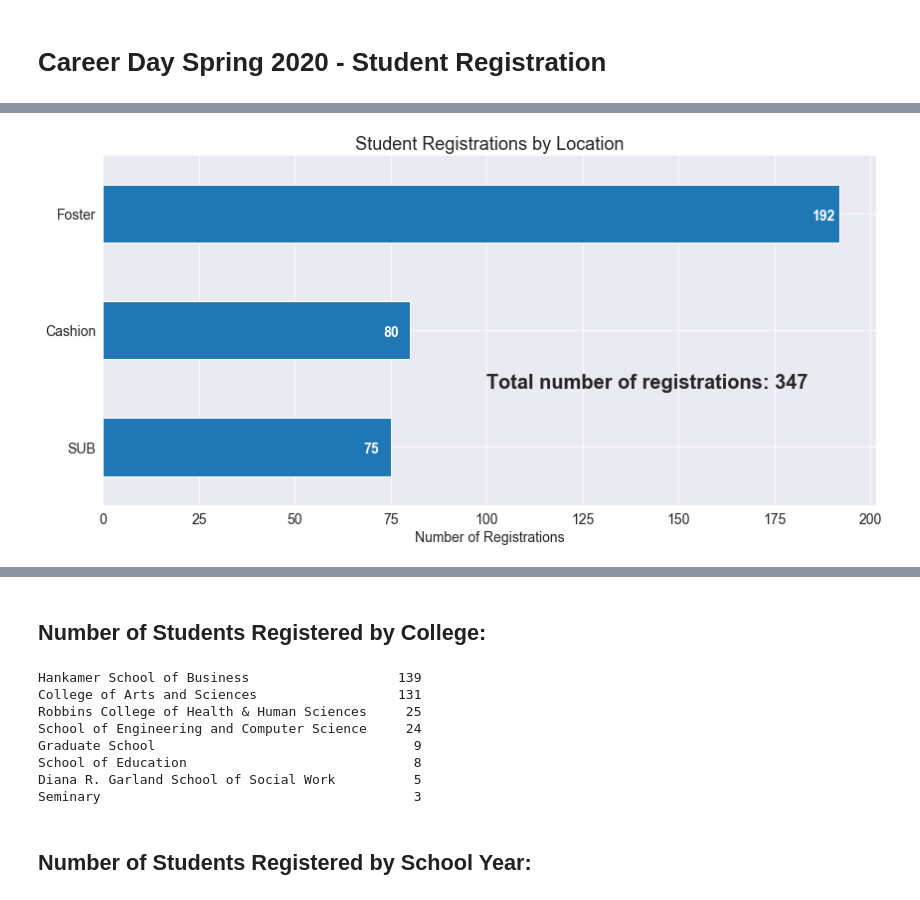
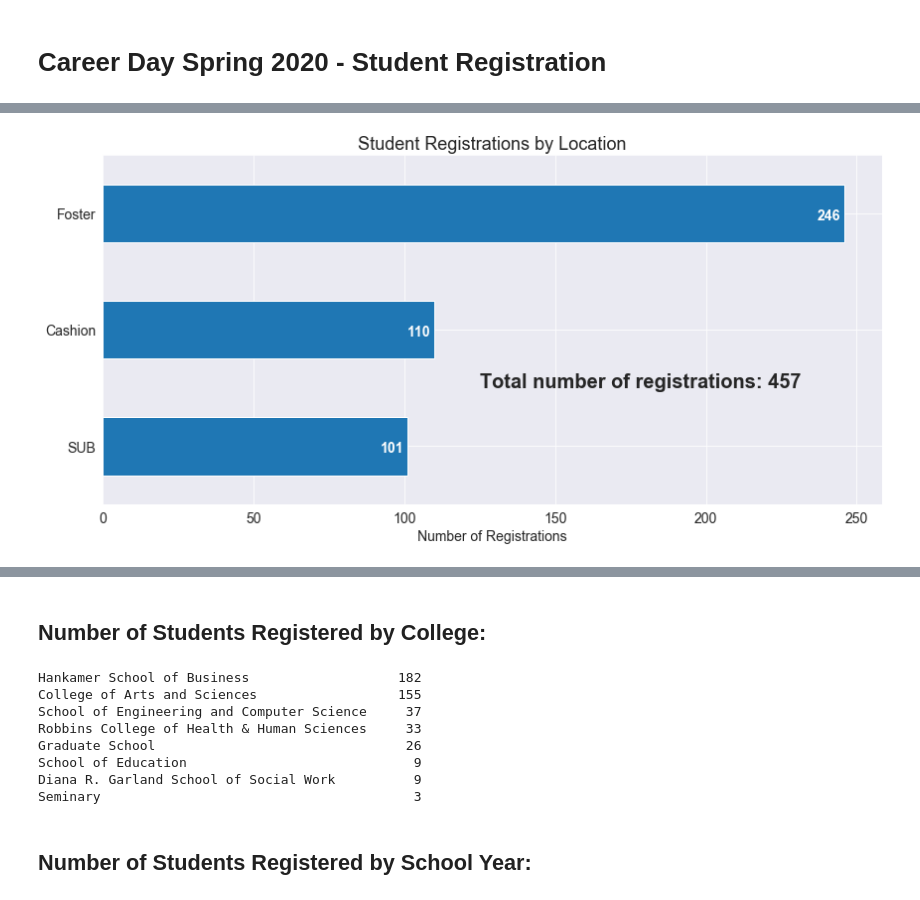
Before and after one commit to AKBoles/Jupyter-Notebook-Reports, a Jupyter notebook: Career Day 2020 Student Registration Report.ipynb, the cells around one changed output, grey strips where cells are left out. Drawn from its saved outputs; the diff is of its cells as text; code cells hidden in the pictures.

Commit message:
updated data files

```diff
--- a/Career Day 2020 Student Registration Report.ipynb
+++ b/Career Day 2020 Student Registration Report.ipynb
@@ -33,12 +33,12 @@ import plotly.express as px
 sns.set_style('darkgrid')
 # %%
 # data dir
-data_dir = '/Users/andrew_boles/Documents/Jupyter Files/data/'
+data_dir = '/Users/andrew_boles/Documents/Jupyter Files/data/career_day_2020/'
 # %%
 # import csvs as dfs
-df_sub = pd.read_csv(data_dir + 'attendee_download20200116_sub.csv')
-df_foster = pd.read_csv(data_dir + 'attendee_download20200116_foster.csv')
-df_cashion = pd.read_csv(data_dir + 'attendee_download20200116_cashion.csv')
+df_sub = pd.read_csv(data_dir + 'attendee_download20200121_sub.csv')
+df_foster = pd.read_csv(data_dir + 'attendee_download20200121_foster.csv')
+df_cashion = pd.read_csv(data_dir + 'attendee_download20200121_cashion.csv')
 # looks like we need to change the Majors column for each
 for index,row in df_sub.iterrows():
     row['Majors'] = row['Majors'].split('\"')[1]
@@ -55,16 +55,16 @@ df_combo = df_combo.append(df_cashion, ignore_index=True)
 # %%
 # bar chart with the number of registrations
 plt.figure(figsize=(12,6))
 ax = df_combo['Location'].value_counts().plot(kind='barh', fontsize=14)
 ax.set_title('Student Registrations by Location', fontsize=18)
 ax.set_xlabel('Number of Registrations', fontsize=14)
 for i,v in enumerate(df_combo['Location'].value_counts()):
-    ax.text(v-7, i+.05, str(v), fontsize=14, fontweight='bold', color='white')
-ax.text(100, 1.5, 'Total number of registrations: {}'.format(len(df_combo.index)), fontsize=20, fontweight='bold')
+    ax.text(v-9, i+.05, str(v), fontsize=14, fontweight='bold', color='white')
+ax.text(125, 1.5, 'Total number of registrations: {}'.format(len(df_combo.index)), fontsize=20, fontweight='bold')
 ax.invert_yaxis()
 plt.tight_layout()
 # %% [output]
-[figure, old version]
+[figure, new version]
 # %%
 # the below is a great example of how to do stacked bar charts with the locations!!
 # now just need to clean this up and it will be great -- color, etc.
@@ -144,13 +145,13 @@ fig.show()
 # %%
 print(df_combo['College'].value_counts().to_string())
 # %% [output]
-Hankamer School of Business                   139
-College of Arts and Sciences                  131
-Robbins College of Health & Human Sciences     25
-School of Engineering and Computer Science     24
-Graduate School                                 9
-School of Education                             8
-Diana R. Garland School of Social Work          5
+Hankamer School of Business                   182
+College of Arts and Sciences                  155
+School of Engineering and Computer Science     37
+Robbins College of Health & Human Sciences     33
+Graduate School                                26
+School of Education                             9
+Diana R. Garland School of Social Work          9
 Seminary                                        3
 # %% [markdown]
 ## Number of Students Registered by School Year:
```
Also changed, not shown: parts of 3 cells of this notebook.
